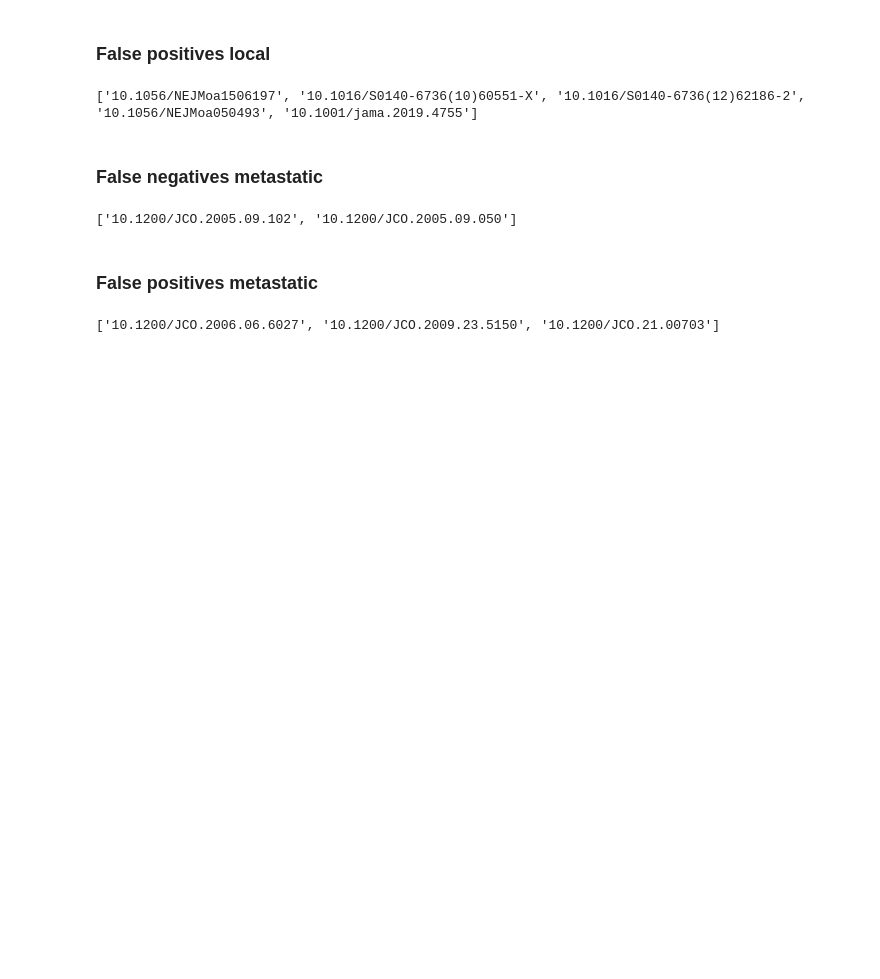
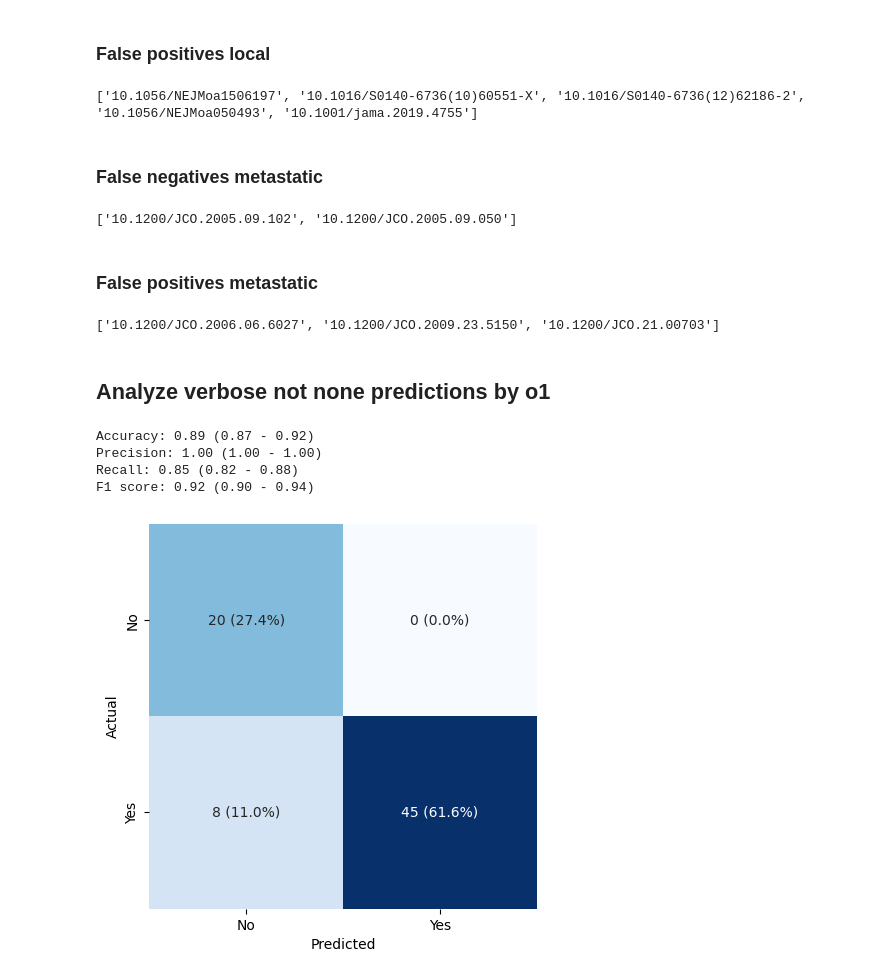
Before and after one commit to windisch-paul/o1, a Jupyter notebook: analysis.ipynb, the cells around one changed output. Cells and saved outputs as stored; diff of their text form; code cells hidden in the pictures; blank space fills up the shorter version.

```diff
--- a/analysis.ipynb
+++ b/analysis.ipynb
@@ -549,3 +574,59 @@ df_accepted = df_accepted.rename(columns={"accept": "accept_new"})
 
 # Save the dataframe to a csv file
 df_accepted.to_csv("accepted_new.csv", index=False)
+# %% [markdown]
+## Analyze verbose not none predictions by o1
+# %%
+# Create confusion matrix of predicted and actual values for LOCAL
+cm_o1_local_verbose = pd.crosstab(df_verbose_not_none["ground_truth_local"], df_verbose_not_none["o1_local"])
+
+# Calculate true positives, false positives, false negatives, and true negatives
+tp_o1_local_verbose = cm_o1_local_verbose.loc[True, True]
+fp_o1_local_verbose = cm_o1_local_verbose.loc[False, True]
+fn_o1_local_verbose = cm_o1_local_verbose.loc[True, False]
+tn_o1_local_verbose = cm_o1_local_verbose.loc[False, False]
+
+# Calculate accuracy, precision, recall, f1 score
+accuracy_o1_local_verbose = (tp_o1_local_verbose + tn_o1_local_verbose) / (tp_o1_local_verbose + tn_o1_local_verbose + fp_o1_local_verbose + fn_o1_local_verbose)
+precision_o1_local_verbose = tp_o1_local_verbose / (tp_o1_local_verbose + fp_o1_local_verbose)
+recall_o1_local_verbose = tp_o1_local_verbose / (tp_o1_local_verbose + fn_o1_local_verbose)
+f1_score_o1_local_verbose = 2 * precision_o1_local_verbose * recall_o1_local_verbose / (precision_o1_local_verbose + recall_o1_local_verbose)
+
+# Calculate the 95% confidence interval for the accuracy, precision, recall, and f1 score
+accuracy_o1_local_verbose_ci = 1.96 * np.sqrt((accuracy_o1_local_verbose * (1 - accuracy_o1_local_verbose)) / df.shape[0])
+precision_o1_local_verbose_ci = 1.96 * np.sqrt((precision_o1_local_verbose * (1 - precision_o1_local_verbose)) / df.shape[0])
+recall_o1_local_verbose_ci = 1.96 * np.sqrt((recall_o1_local_verbose * (1 - recall_o1_local_verbose)) / df.shape[0])
+f1_score_o1_local_verbose_ci = 1.96 * np.sqrt((f1_score_o1_local_verbose * (1 - f1_score_o1_local_verbose)) / df.shape[0])
+
+print(f"Accuracy: {accuracy_o1_local_verbose:.2f} ({accuracy_o1_local_verbose-accuracy_o1_local_verbose_ci:.2f} - {accuracy_o1_local_verbose+accuracy_o1_local_verbose_ci:.2f})")
+print(f"Precision: {precision_o1_local_verbose:.2f} ({precision_o1_local_verbose-precision_o1_local_verbose_ci:.2f} - {precision_o1_local_verbose+precision_o1_local_verbose_ci:.2f})")
+print(f"Recall: {recall_o1_local_verbose:.2f} ({recall_o1_local_verbose-recall_o1_local_verbose_ci:.2f} - {recall_o1_local_verbose+recall_o1_local_verbose_ci:.2f})")
+print(f"F1 score: {f1_score_o1_local_verbose:.2f} ({f1_score_o1_local_verbose-f1_score_o1_local_verbose_ci:.2f} - {f1_score_o1_local_verbose+f1_score_o1_local_verbose_ci:.2f})")
+# %% [output]
+Accuracy: 0.89 (0.87 - 0.92)
+Precision: 1.00 (1.00 - 1.00)
+Recall: 0.85 (0.82 - 0.88)
+F1 score: 0.92 (0.90 - 0.94)
+# %%
+# Create confusion matrix plot of predicted and actual values for LOCAL
+fig = plt.figure(figsize=(5, 5))
+
+# Create labels with counts and percentages
+labels_o1_local_verbose = cm_o1_local_verbose.values.astype(str)
+labels_o1_local_verbose[0, 0] = f"{cm_o1_local_verbose.values[0,0]} ({100 * tn_o1_local_verbose/df_verbose_not_none.shape[0]:.1f}%)"
+labels_o1_local_verbose[0, 1] = f"{cm_o1_local_verbose.values[0,1]} ({100 * fp_o1_local_verbose/df_verbose_not_none.shape[0]:.1f}%)"
+labels_o1_local_verbose[1, 0] = f"{cm_o1_local_verbose.values[1,0]} ({100 * fn_o1_local_verbose/df_verbose_not_none.shape[0]:.1f}%)"
+labels_o1_local_verbose[1, 1] = f"{cm_o1_local_verbose.values[1,1]} ({100 * tp_o1_local_verbose/df_verbose_not_none.shape[0]:.1f}%)"
+
+sns.heatmap(cm_o1_local_verbose, annot=labels_o1_local_verbose, fmt="", cmap="Blues")
+plt.xlabel("Predicted")
+plt.ylabel("Actual")
+plt.xticks([0.5, 1.5], ["No", "Yes"])
+plt.yticks([0.5, 1.5], ["No", "Yes"])
+# Remove the colorbar but keep the width of the heatmap
+plt.gca().collections[0].colorbar.remove()
+plt.show()
+
+fig.savefig("plots/o1_local_verbose_confusion.png", dpi=300, bbox_inches="tight")
+# %% [output]
+[figure, added]
```
Also changed, not shown: parts of 14 cells of this notebook, 4 other files.
